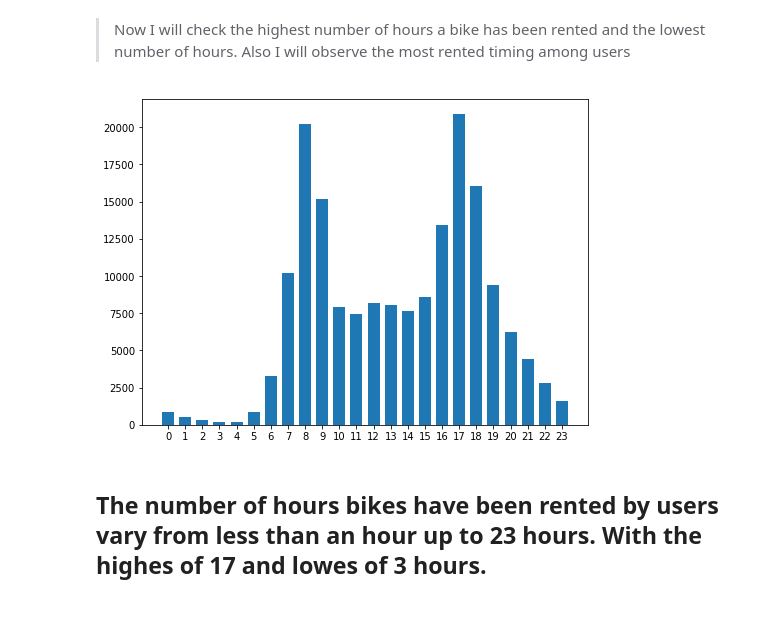
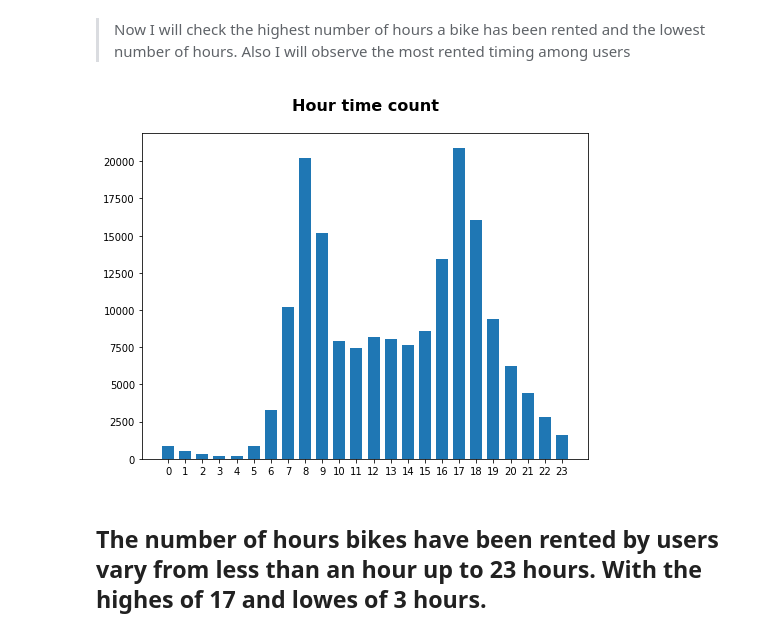
Before and after one commit to malakelshenawi/FordGoBikeDataVisualization, a Jupyter notebook: exploration_notebook.ipynb, the cells around one changed output. Drawn from its saved outputs; the diff is of its cells as text; code cells hidden in the pictures.

```diff
--- a/exploration_notebook.ipynb
+++ b/exploration_notebook.ipynb
@@ -342,16 +342,17 @@ sb.countplot(data = df_copy, x = 'week_day', color = base_color)
 # %%
 plt.figure(figsize = (8,6))
 
 # Set the range and the bin size
 bin_edges = np.arange(-0.5, 23.5+1, 1)
+plt.title("Hour time count", y=1.05, fontsize=16, fontweight='bold')
 
 plt.hist(df_copy.hour, bins = bin_edges, rwidth = 0.7);
 
 # Set the xticks
 locations = np.arange(0, 24, 1 )
 plt.xticks(locations, locations.astype(str));
 # %% [output]
-[figure, old version]
+[figure, new version]
 # %% [markdown]
 ## The number of hours bikes have been rented by users vary from less than an hour up to 23 hours. With the highes of 17 and lowes of 3 hours.
 # %% [markdown]
```
Also changed, not shown: parts of 6 cells of this notebook, 2 other files.
